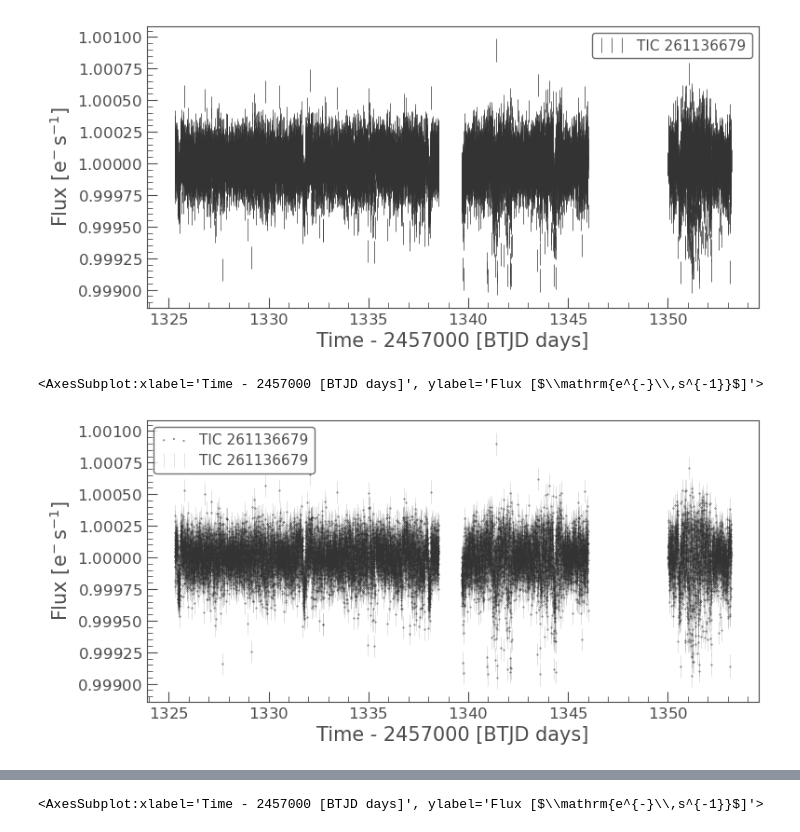
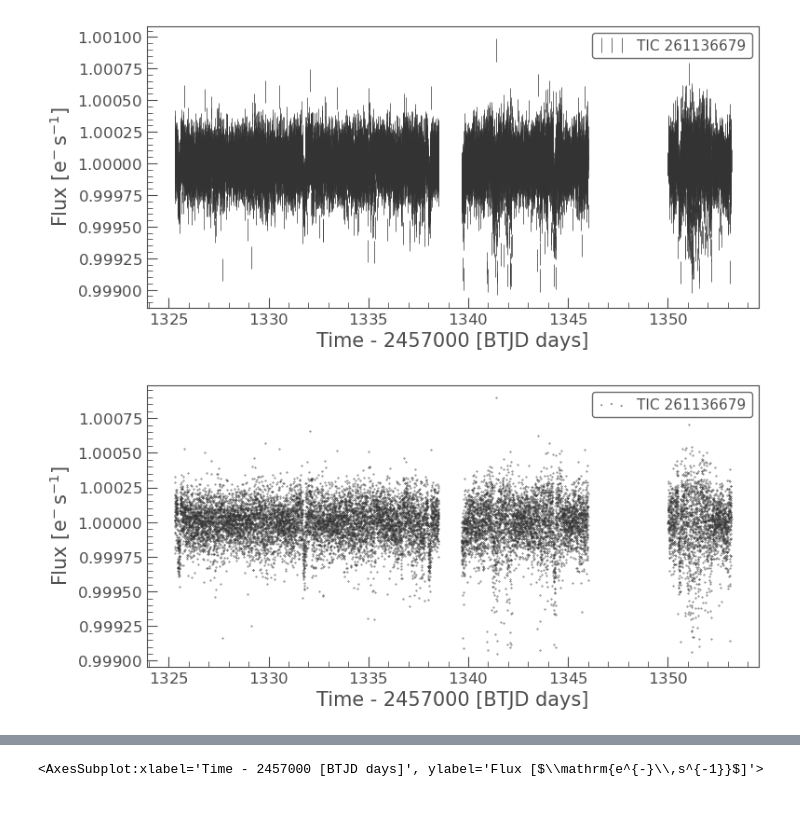
Before and after one commit to reillyderrick/Week-4-Tess, a Jupyter notebook: Tess-Pi-Mensae.ipynb, the cells around one changed output, grey strips where cells are left out. Saved outputs shown, nothing was run; the diff lists cells and outputs as text; code cells hidden in the pictures.

```diff
--- a/Tess-Pi-Mensae.ipynb
+++ b/Tess-Pi-Mensae.ipynb
@@ -68,9 +65,3 @@ clipped_lc.errorbar()
 # %% [output]
 <AxesSubplot:xlabel='Time - 2457000 [BTJD days]', ylabel='Flux [$\\mathrm{e^{-}\\,s^{-1}}$]'>
 [figure]
-# %%
-ax = clipped_lc.scatter(s=0.1) #creates scatter plot from light curve #add
-clipped_lc.errorbar(ax=ax, alpha = 0.2) # adds errorbar
-# %% [output]
-<AxesSubplot:xlabel='Time - 2457000 [BTJD days]', ylabel='Flux [$\\mathrm{e^{-}\\,s^{-1}}$]'>
-[figure, removed]
@@ -79,0 +68,4 @@ huang_t0 = 1325.504 #could not find so estimated based on light curve
+# %%
+clipped_lc.scatter(s=0.1); #scatters data points to see them better
+# %% [output]
+[figure, added]
```
Also changed, not shown: parts of 12 cells of this notebook.
